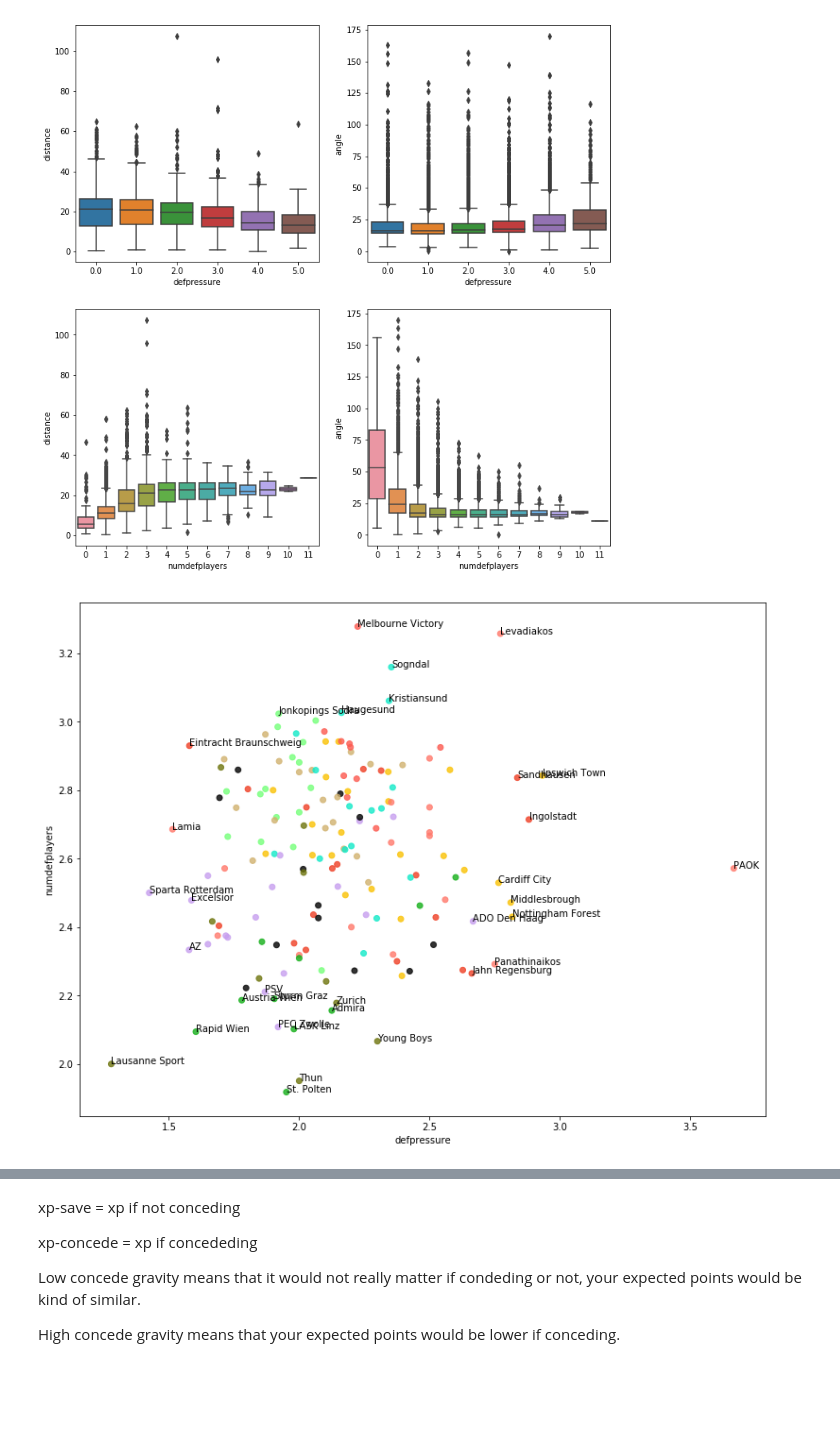
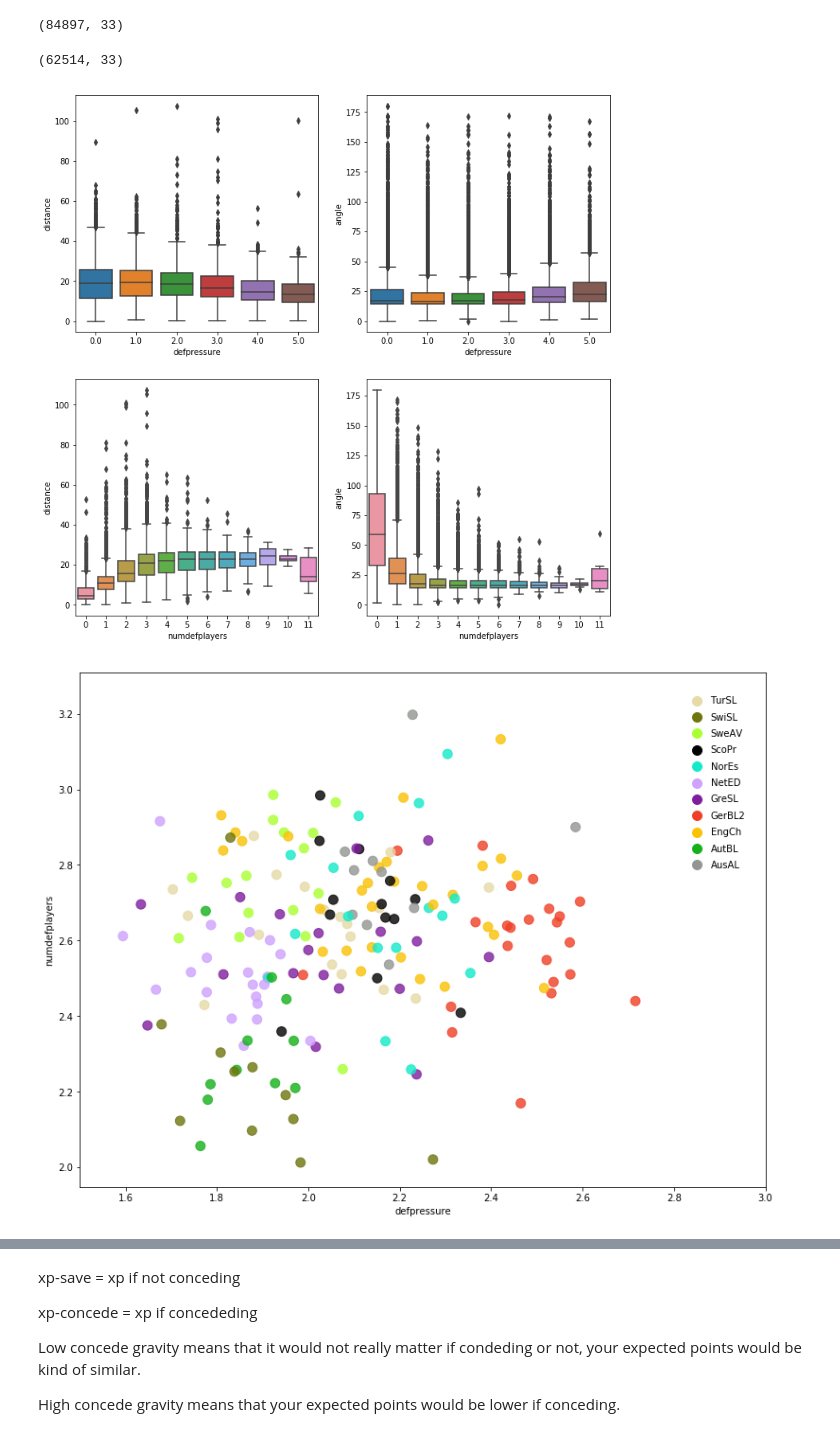
Before and after one commit to karlanka/stratagem_projects, a Jupyter notebook: defensive_clustering.ipynb, the cells around one changed output, grey strips where cells are left out. Saved outputs shown, nothing was run; the diff lists cells and outputs as text; code cells hidden in the pictures; blank space fills up the shorter version.

```diff
--- a/defensive_clustering.ipynb
+++ b/defensive_clustering.ipynb
@@ -13,7 +14,7 @@ import seaborn as sns
 sql = 'SELECT * FROM stratagem.chances WHERE icon NOT IN (\'penawarded\', \'penmissed\')'
         # WHERE type = \'open play\' AND bodypart IN (\'right\', \'left\')'
 
-cnx = mysql.connector.connect(user='root', password='anton', host='localhost', database='stratagem')
+cnx = pymysql.connect(user='root', password='anton', host='localhost', database='stratagem')
 
 df = pd.read_sql(sql,cnx)
 cnx.close()
@@ -97,7 +98,7 @@ df = pd.concat((df, df_temp), axis=1)
 # number of homegoals
 homegoal = df[(df['icon'] == 'goal') & (df['team'] == df['hometeam'])].groupby('competition').count()['index']
 # number of awaygoals
-awaygoal = df[(df['icon'] == 'goal') & (df['team'] <> df['hometeam'])].groupby('competition').count()['index']
+awaygoal = df[(df['icon'] == 'goal') & (df['team'] != df['hometeam'])].groupby('competition').count()['index']
 #join together to gamecount
 df_goal = pd.concat((homegoal, awaygoal, df.groupby('competition')['gsm_id'].nunique()), axis=1)
 # rename columns
@@ -187,9 +188,16 @@ df['gravity'] = df.apply(lambda x:
                          gravity(x['competition'], x['time'], x['gamestate'], x['team'], x['hometeam']), axis=1)
 
 df[['xp_goal', 'xp_miss']] = df['gravity'].apply(pd.Series)
+# %%
+df.shape
+# %% [output]
+(84897, 33)
 # %%
-df = df[df['type'] == 'Open Play']
+df = df[df['type'].str.contains('pen ')]
 df = df[(df['bodypart'] == 'Right') | (df['bodypart'] == 'Left')]
+df.shape
+# %% [output]
+(62514, 33)
 # %%
 # add defending team
 df.loc[df['team'] == df['hometeam'], 'defending_team'] = df['awayteam']
@@ -201,6 +209,6 @@ sns.boxplot(df.defpressure, df.distance, ax=ax[0,0])
 sns.boxplot(df.numdefplayers, df.angle, ax=ax[1,1])
 sns.boxplot(df.numdefplayers, df.distance, ax=ax[1,0]);
 # %% [output]
-[figure, old version]
+[figure, new version]
 # %%
 color_leagues = {
@@ -233,19 +241,25 @@ color_leagues = {
 # %%
 fig, ax = plt.subplots(figsize=(13,10))
 
 df_test = df.groupby(['defending_team', 'competition'], as_index=False).mean()
 
 cs = [color_leagues[x] for x in df_test.competition]
 
 sns.regplot(df_test.defpressure, df_test.numdefplayers, ax=ax, fit_reg=False,
-            scatter_kws={'color':cs})
+            scatter_kws={'color':cs, 's':100})
 
 mean_dp = df_test.defpressure.mean()
 mean_num = df_test.numdefplayers.mean()
 
-for index, row in df_test.iterrows():
-    if mean_dp  - .5 > row['defpressure'] or mean_dp + .5 < row['defpressure'] \
-            or mean_num  - .4 > row['numdefplayers'] or mean_num + .4 < row['numdefplayers']:
-        ax.annotate(row['defending_team'], (row['defpressure'], row['numdefplayers']))
+for i, (comp, color) in enumerate(color_leagues.items()):
+    ax.scatter(2.85, i/23.0+2.8, color=color, s=100)
+    ax.text(2.88, i/23.0+2.8, comp, va='center')
+
+ax.set_xlim(1.5,3);
+
+# for index, row in df_test.iterrows():
+#     if mean_dp  - .5 > row['defpressure'] or mean_dp + .5 < row['defpressure'] \
+#             or mean_num  - .4 > row['numdefplayers'] or mean_num + .4 < row['numdefplayers']:
+#         ax.annotate(row['defending_team'], (row['defpressure'], row['numdefplayers']))
 # %% [output]
-[figure, old version]
+[figure, new version]
```
Also changed, not shown: parts of 42 cells of this notebook, 1 other file.
